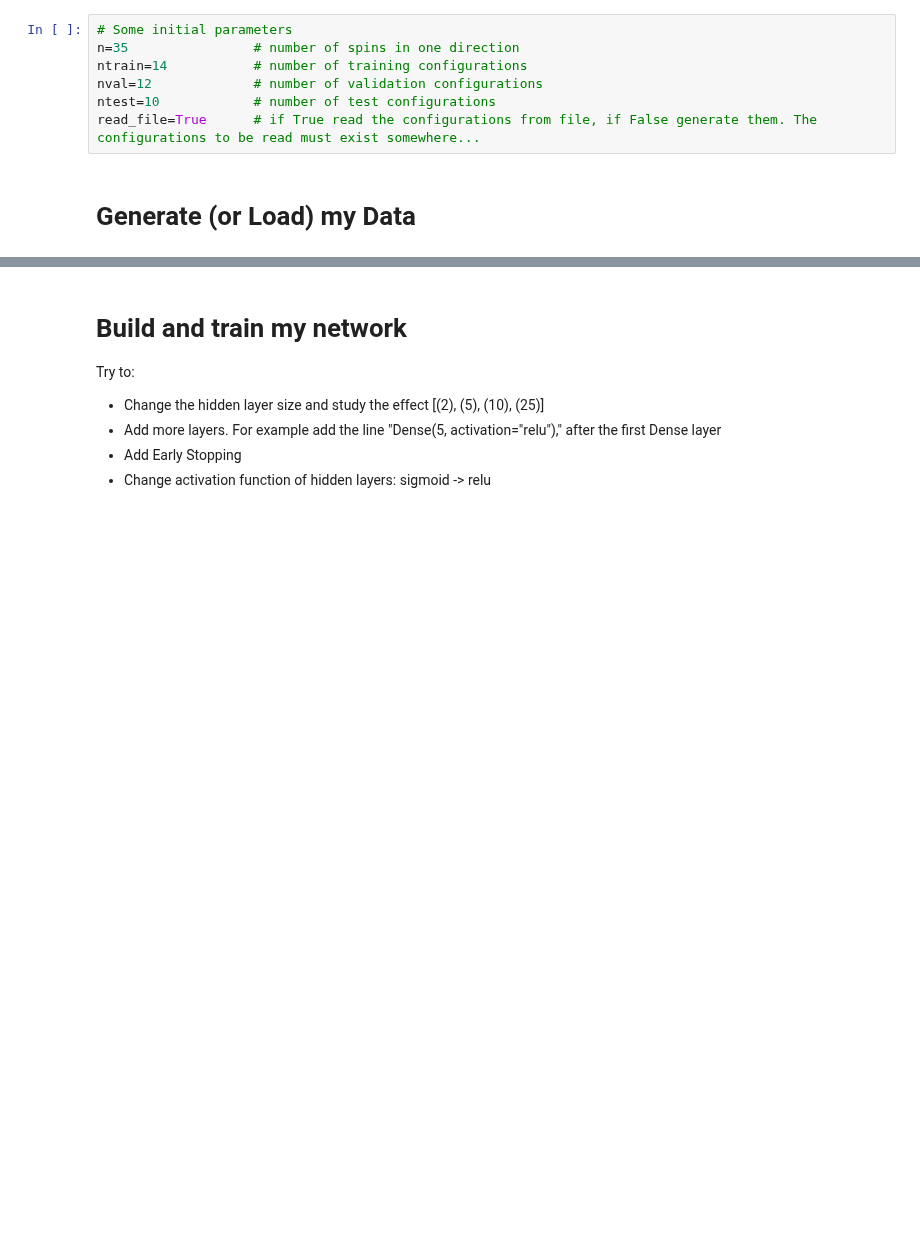
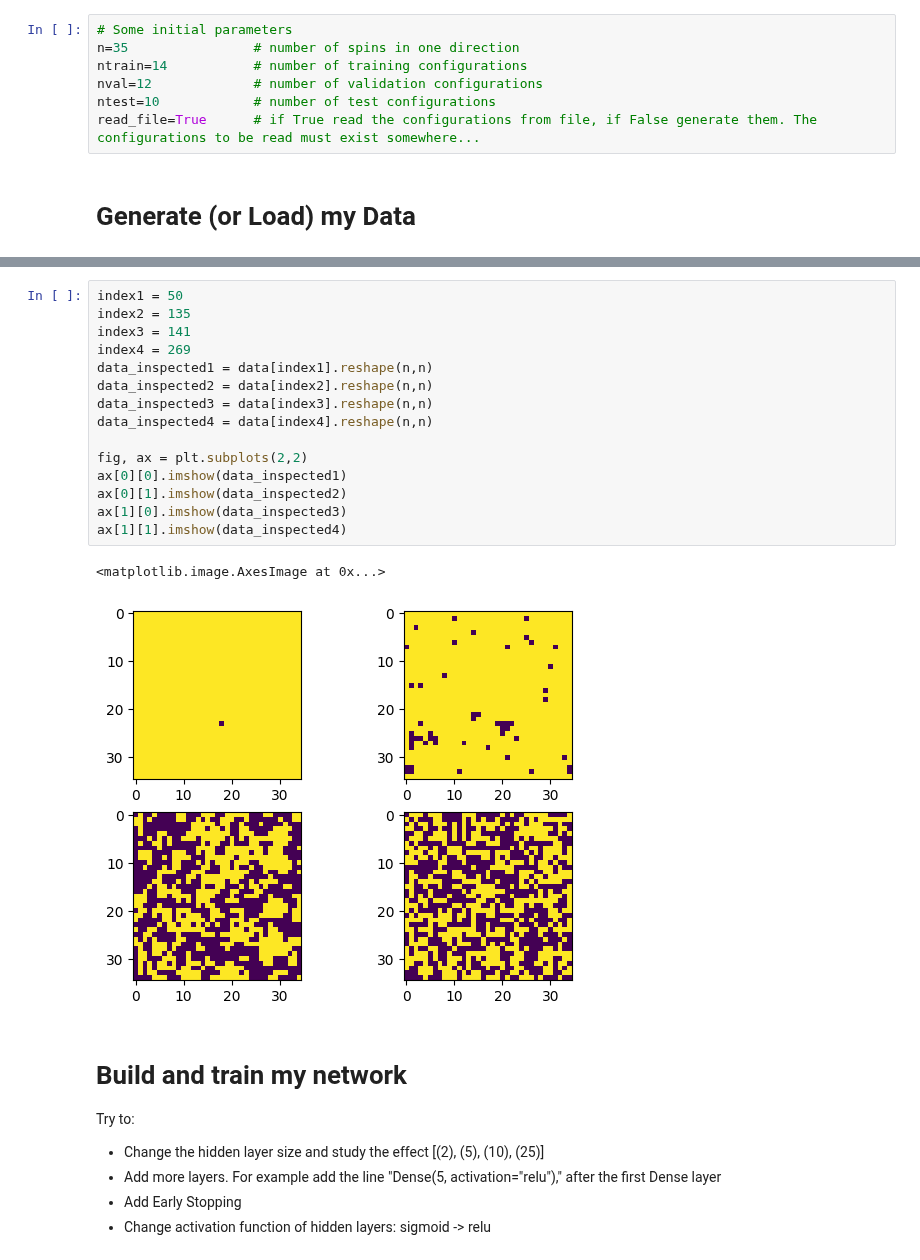
Before and after one commit to Nemenick/FCA_DeepNeuralNework-with-TensorFlow, a Jupyter notebook: Deep_Dense_ising.ipynb, the cells around one changed output, grey strips where cells are left out. Saved outputs shown, nothing was run; the diff lists cells and outputs as text; blank space fills up the shorter version.

```diff
--- a/Deep_Dense_ising.ipynb
+++ b/Deep_Dense_ising.ipynb
@@ -133,3 +141,21 @@ print(data.shape)
+# %%
+index1 = 50
+index2 = 135
+index3 = 141
+index4 = 269
+data_inspected1 = data[index1].reshape(n,n)
+data_inspected2 = data[index2].reshape(n,n)
+data_inspected3 = data[index3].reshape(n,n)
+data_inspected4 = data[index4].reshape(n,n)
+
+fig, ax = plt.subplots(2,2)
+ax[0][0].imshow(data_inspected1)
+ax[0][1].imshow(data_inspected2)
+ax[1][0].imshow(data_inspected3)
+ax[1][1].imshow(data_inspected4)
+# %% [output]
+<matplotlib.image.AxesImage at 0x...>
+[figure, added]
 # %% [markdown]
 # Build and train my network
 Try to:
```
Also changed, not shown: parts of 3 cells of this notebook.
